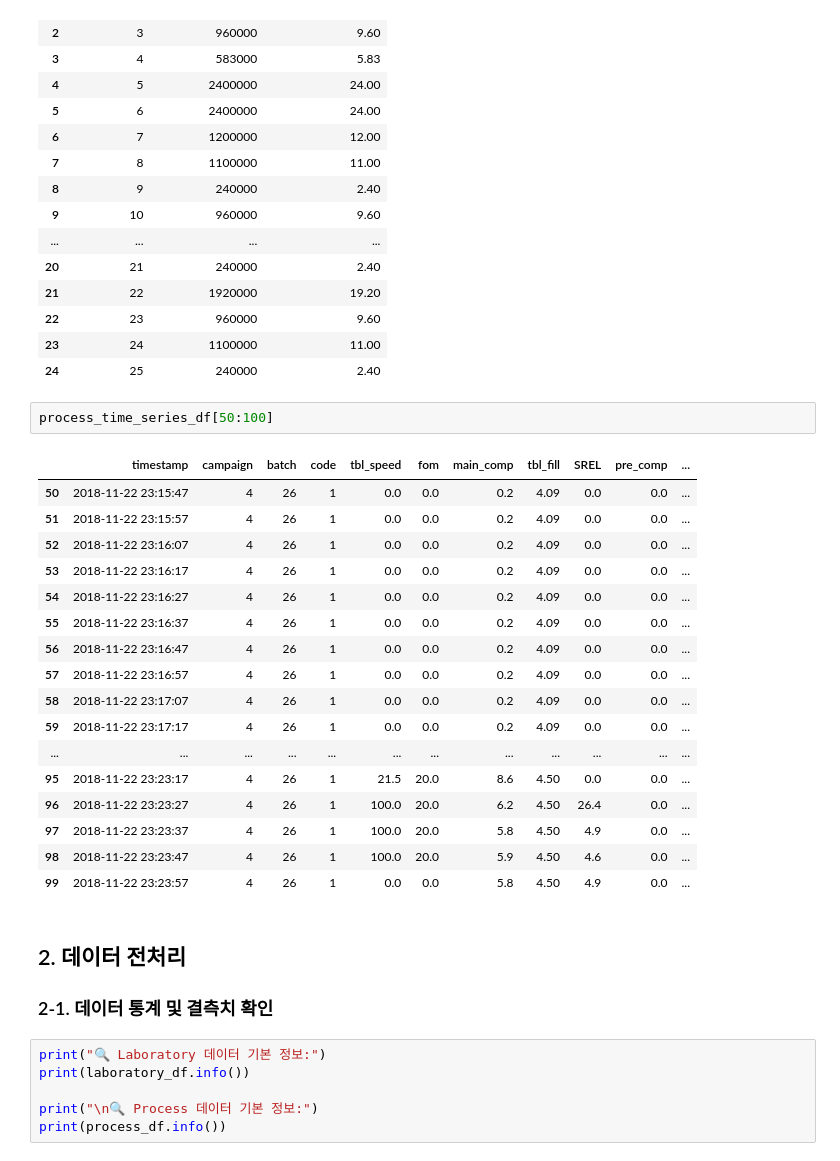
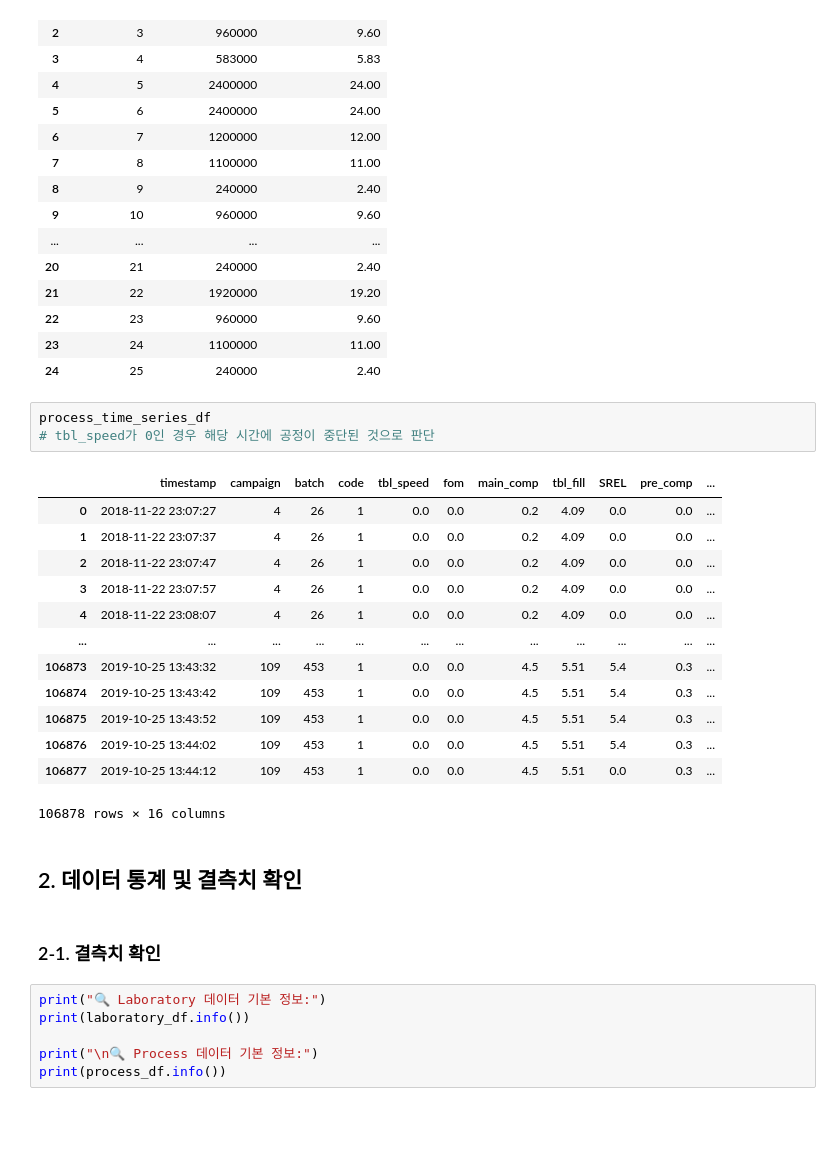
Before and after one commit to tonywjs/AI_in_pharmaceutical_manufacturing_250623, a Jupyter notebook: 05_Preprocessing.ipynb, the cells around one changed output. Drawn from its saved outputs; the diff is of its cells as text; blank space fills up the shorter version.

```diff
--- a/05_Preprocessing.ipynb
+++ b/05_Preprocessing.ipynb
@@ -200,29 +200,27 @@ normalization_df
 | 22 | 23 | 960000 | 9.60 |
 | 23 | 24 | 1100000 | 11.00 |
 | 24 | 25 | 240000 | 2.40 |
-# %%
-process_time_series_df[50:100]
-# %% [output]
-|  | timestamp | campaign | batch | code | tbl_speed | fom | main_comp | tbl_fill | SREL | pre_comp | ... |
-| 50 | 2018-11-22 23:15:47 | 4 | 26 | 1 | 0.0 | 0.0 | 0.2 | 4.09 | 0.0 | 0.0 | ... |
-| 51 | 2018-11-22 23:15:57 | 4 | 26 | 1 | 0.0 | 0.0 | 0.2 | 4.09 | 0.0 | 0.0 | ... |
-| 52 | 2018-11-22 23:16:07 | 4 | 26 | 1 | 0.0 | 0.0 | 0.2 | 4.09 | 0.0 | 0.0 | ... |
-| 53 | 2018-11-22 23:16:17 | 4 | 26 | 1 | 0.0 | 0.0 | 0.2 | 4.09 | 0.0 | 0.0 | ... |
-| 54 | 2018-11-22 23:16:27 | 4 | 26 | 1 | 0.0 | 0.0 | 0.2 | 4.09 | 0.0 | 0.0 | ... |
-| 55 | 2018-11-22 23:16:37 | 4 | 26 | 1 | 0.0 | 0.0 | 0.2 | 4.09 | 0.0 | 0.0 | ... |
-| 56 | 2018-11-22 23:16:47 | 4 | 26 | 1 | 0.0 | 0.0 | 0.2 | 4.09 | 0.0 | 0.0 | ... |
-| 57 | 2018-11-22 23:16:57 | 4 | 26 | 1 | 0.0 | 0.0 | 0.2 | 4.09 | 0.0 | 0.0 | ... |
-| 58 | 2018-11-22 23:17:07 | 4 | 26 | 1 | 0.0 | 0.0 | 0.2 | 4.09 | 0.0 | 0.0 | ... |
-| 59 | 2018-11-22 23:17:17 | 4 | 26 | 1 | 0.0 | 0.0 | 0.2 | 4.09 | 0.0 | 0.0 | ... |
-| ... | ... | ... | ... | ... | ... | ... | ... | ... | ... | ... | ... |
-| 95 | 2018-11-22 23:23:17 | 4 | 26 | 1 | 21.5 | 20.0 | 8.6 | 4.50 | 0.0 | 0.0 | ... |
-| 96 | 2018-11-22 23:23:27 | 4 | 26 | 1 | 100.0 | 20.0 | 6.2 | 4.50 | 26.4 | 0.0 | ... |
-| 97 | 2018-11-22 23:23:37 | 4 | 26 | 1 | 100.0 | 20.0 | 5.8 | 4.50 | 4.9 | 0.0 | ... |
-| 98 | 2018-11-22 23:23:47 | 4 | 26 | 1 | 100.0 | 20.0 | 5.9 | 4.50 | 4.6 | 0.0 | ... |
-| 99 | 2018-11-22 23:23:57 | 4 | 26 | 1 | 0.0 | 0.0 | 5.8 | 4.50 | 4.9 | 0.0 | ... |
+# %%
+process_time_series_df
+# tbl_speed가 0인 경우 해당 시간에 공정이 중단된 것으로 판단
+# %% [output]
+|  | timestamp | campaign | batch | code | tbl_speed | fom | main_comp | tbl_fill | SREL | pre_comp | ... |
+| 0 | 2018-11-22 23:07:27 | 4 | 26 | 1 | 0.0 | 0.0 | 0.2 | 4.09 | 0.0 | 0.0 | ... |
+| 1 | 2018-11-22 23:07:37 | 4 | 26 | 1 | 0.0 | 0.0 | 0.2 | 4.09 | 0.0 | 0.0 | ... |
+| 2 | 2018-11-22 23:07:47 | 4 | 26 | 1 | 0.0 | 0.0 | 0.2 | 4.09 | 0.0 | 0.0 | ... |
+| 3 | 2018-11-22 23:07:57 | 4 | 26 | 1 | 0.0 | 0.0 | 0.2 | 4.09 | 0.0 | 0.0 | ... |
+| 4 | 2018-11-22 23:08:07 | 4 | 26 | 1 | 0.0 | 0.0 | 0.2 | 4.09 | 0.0 | 0.0 | ... |
+| ... | ... | ... | ... | ... | ... | ... | ... | ... | ... | ... | ... |
+| 106873 | 2019-10-25 13:43:32 | 109 | 453 | 1 | 0.0 | 0.0 | 4.5 | 5.51 | 5.4 | 0.3 | ... |
+| 106874 | 2019-10-25 13:43:42 | 109 | 453 | 1 | 0.0 | 0.0 | 4.5 | 5.51 | 5.4 | 0.3 | ... |
+| 106875 | 2019-10-25 13:43:52 | 109 | 453 | 1 | 0.0 | 0.0 | 4.5 | 5.51 | 5.4 | 0.3 | ... |
+| 106876 | 2019-10-25 13:44:02 | 109 | 453 | 1 | 0.0 | 0.0 | 4.5 | 5.51 | 5.4 | 0.3 | ... |
+| 106877 | 2019-10-25 13:44:12 | 109 | 453 | 1 | 0.0 | 0.0 | 4.5 | 5.51 | 0.0 | 0.3 | ... |
+106878 rows × 16 columns
 # %% [markdown]
-## 2. 데이터 전처리
-### 2-1. 데이터 통계 및 결측치 확인
+## 2. 데이터 통계 및 결측치 확인
+# %% [markdown]
+### 2-1. 결측치 확인
 # %%
 print("🔍 Laboratory 데이터 기본 정보:")
 print(laboratory_df.info())
```
Also changed, not shown: parts of 48 cells of this notebook.
